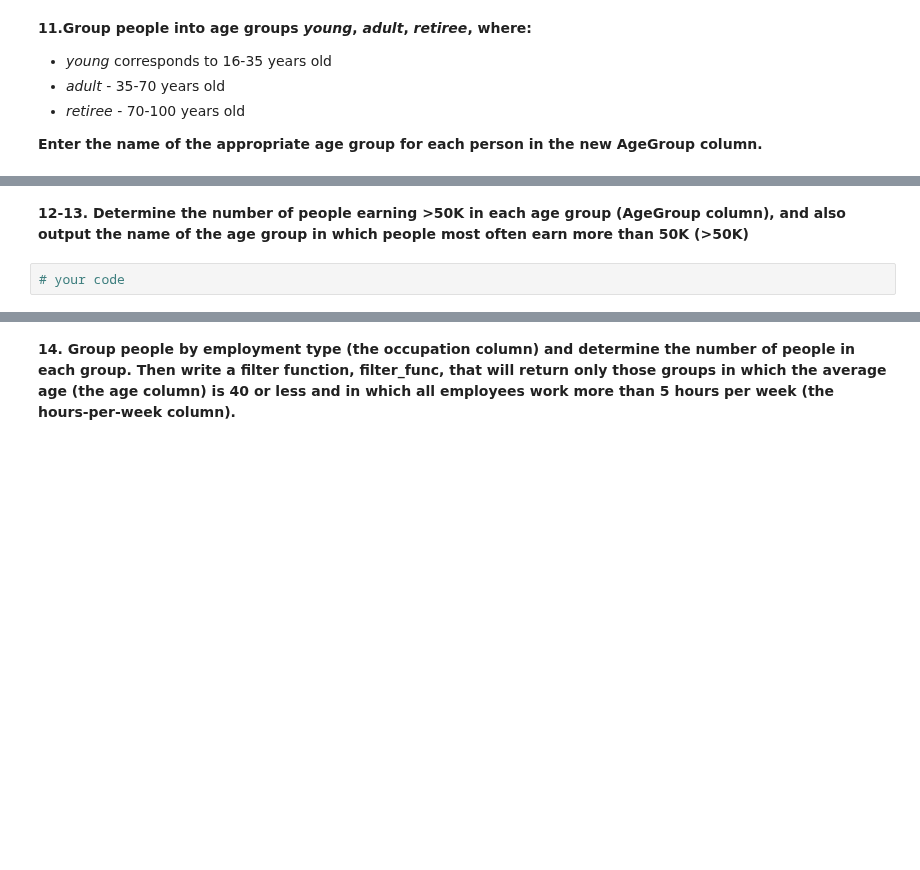
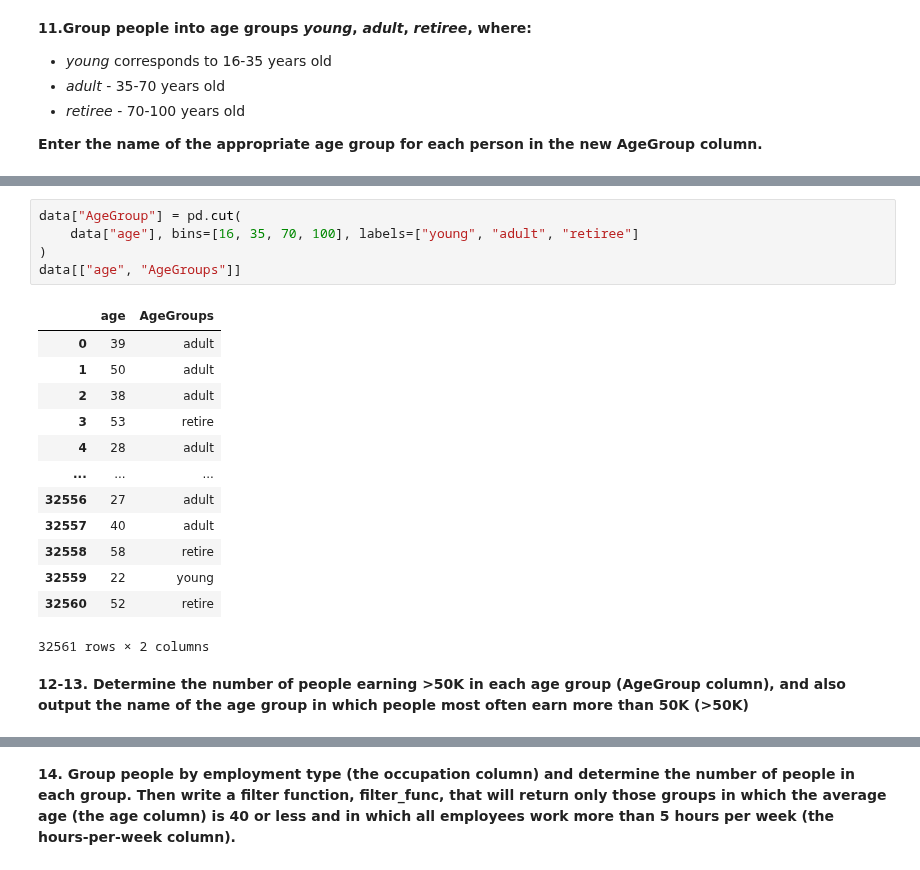
Before and after one commit to kamila-fiedorczuk-innowise/big-data-internship, a Jupyter notebook: task-03-pandas/assignment_pandas.ipynb, the cells around one changed output, grey strips where cells are left out. Drawn from its saved outputs; the diff is of its cells as text; blank space fills up the shorter version.

```diff
--- a/task-03-pandas/assignment_pandas.ipynb
+++ b/task-03-pandas/assignment_pandas.ipynb
@@ -80,4 +136,21 @@ data.head()
+# %%
+data["AgeGroup"] = pd.cut(
+    data["age"], bins=[16, 35, 70, 100], labels=["young", "adult", "retiree"]
+)
+data[["age", "AgeGroups"]]
+# %% [output]
+|  | age | AgeGroups |
+| 0 | 39 | adult |
+| 1 | 50 | adult |
+| 2 | 38 | adult |
+| 3 | 53 | retire |
+| 4 | 28 | adult |
+| ... | ... | ... |
+| 32556 | 27 | adult |
+| 32557 | 40 | adult |
+| 32558 | 58 | retire |
+| 32559 | 22 | young |
+| 32560 | 52 | retire |
+32561 rows × 2 columns
 # %% [markdown]
 **12-13. Determine the number of people earning >50K in each age group (AgeGroup column), and also output the name of the age group in which people most often earn more than 50K (>50K)**
-# %%
-# your code
```
Also changed, not shown: parts of 22 cells of this notebook.
